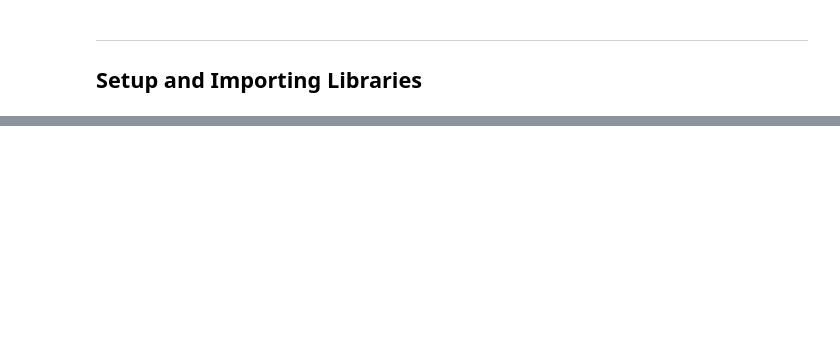
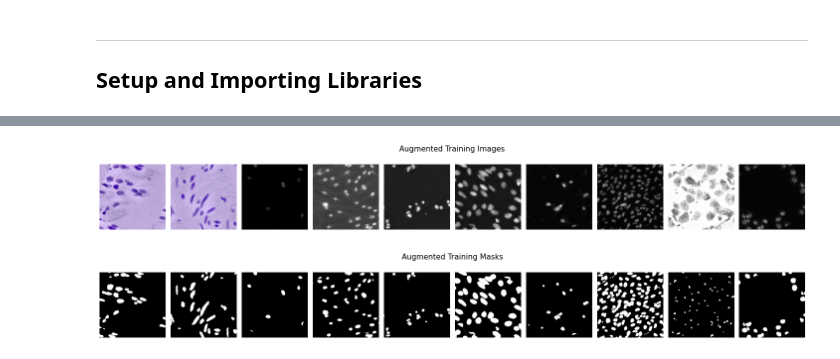
Before and after one commit to Curovearth/Cell-Segmentation, a Jupyter notebook: Cell_Segmentation_and_Denoising.ipynb, the cells around one changed output, grey strips where cells are left out. Cells and saved outputs as stored; diff of their text form; code cells hidden in the pictures; blank space fills up the shorter version.

```diff
--- a/Cell_Segmentation_and_Denoising.ipynb
+++ b/Cell_Segmentation_and_Denoising.ipynb
@@ -28,0 +282,17 @@ Sat Aug 13 13:46:15 2022
+# %%
+def train_generator():
+  return Train_Generator(train_image_files, train_mask_files, augmentation=True)
+def valid_generator():
+  return Val_Generator(valid_image_files, valid_mask_files, augmentation=True)
+# %%
+ds_train = tf.data.Dataset.from_generator(
+    train_generator,
+    output_types=(tf.float32, tf.float32),
+    output_shapes=([None,256,256,3], [None,256,256,1])
+).repeat()
+
+ds_valid = tf.data.Dataset.from_generator(
+    valid_generator,
+    output_types=(tf.float32, tf.float32),
+    output_shapes=([None,256,256,3], [None,256,256,1])
+).repeat()
@@ -28,0 +301,25 @@ Sat Aug 13 13:46:15 2022
+# %%
+# Augmented training set
+for i, j in ds_train:
+    break
+
+fig, axes = plt.subplots(1, 10, figsize=(20,3))
+fig.suptitle('Augmented Training Images', fontsize=15)
+axes = axes.flatten()
+for img, ax in zip(i[:10], axes[:10]):
+    ax.imshow(img)
+    ax.axis('off')
+plt.tight_layout()
+plt.show()
+
+fig, axes = plt.subplots(1, 10, figsize=(20,3))
+fig.suptitle('Augmented Training Masks', fontsize=15)
+axes = axes.flatten()
+for img, ax in zip(j[:10], axes[:10]):
+    ax.imshow(np.squeeze(img, -1), cmap='gray')
+    ax.axis('off')
+plt.tight_layout()
+plt.show()
+# %% [output]
+[figure, added]
+[figure, added]
```
Also changed, not shown: parts of 34 cells of this notebook.
